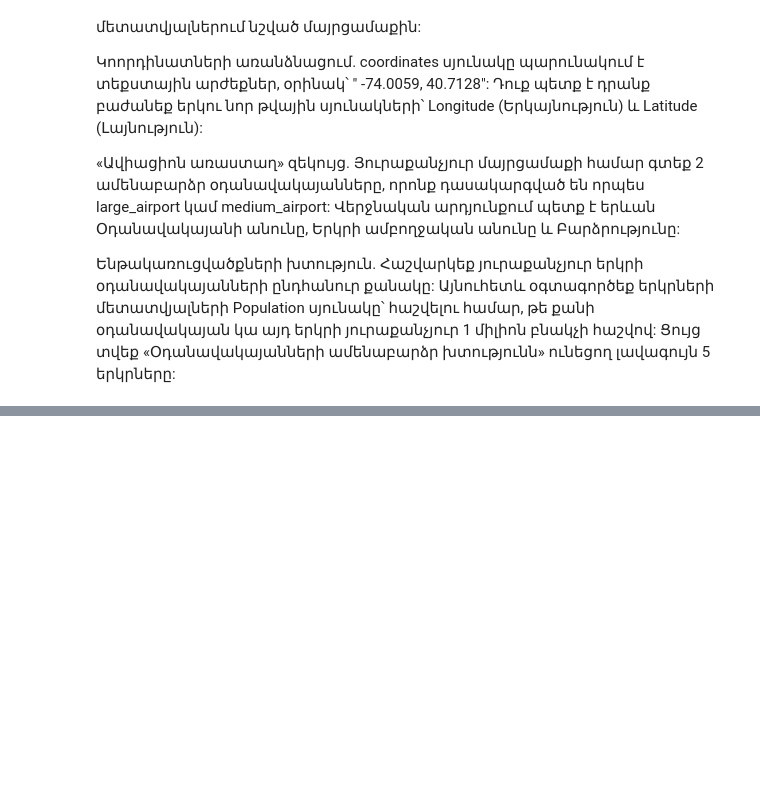
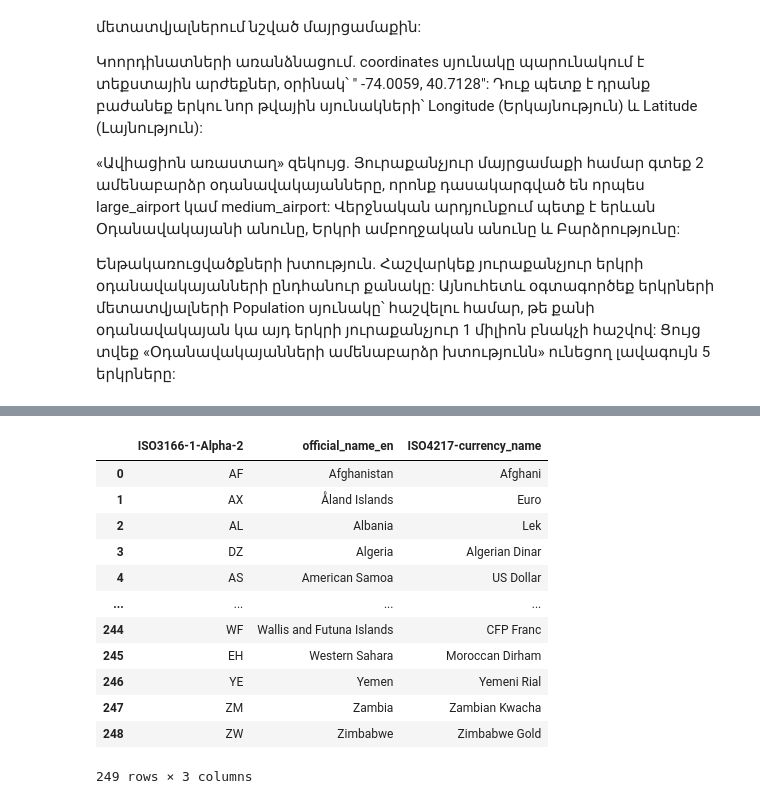
Before and after one commit to iamlajoya21/ml_bootcamp, a Jupyter notebook: current/classwork/Feb14.ipynb, the cells around one changed output, grey strips where cells are left out. Drawn from its saved outputs; the diff is of its cells as text; code cells hidden in the pictures; blank space fills up the shorter version.

```diff
--- a/current/classwork/Feb14.ipynb
+++ b/current/classwork/Feb14.ipynb
@@ -95,0 +159,43 @@ Infrastructure Density: Calculate the total number of airports for each country.
+# %%
+import pandas as pd
+
+# --- Solution 1: Concatenation ---
+# Filter individual countries
+df_am = df_air[df_air['iso_country'] == 'AM']
+df_ge = df_air[df_air['iso_country'] == 'GE']
+
+# Concatenate vertically (stacking them)
+# Միավորում ենք ուղղահայաց
+caucasus_airports = pd.concat([df_am, df_ge])
+
+print(f"Armenia: {len(df_am)}, Georgia: {len(df_ge)}")
+print(f"Total Caucasus: {len(caucasus_airports)}")
+
+# --- Solution 2: Basic Merging ---
+# Clean the country dataframe first
+# Նախապատրաստում ենք երկրների աղյուսակը
+df_countries_clean = df_countries[['ISO3166-1-Alpha-2', 'official_name_en', 'ISO4217-currency_name']]
+
+# Merge based on the country code columns
+# Note: left_on and right_on are used because column names are different
+# Միավորում ենք ըստ երկրների կոդերի սյուների
+df_combined = pd.merge(
+    df_air,
+    df_countries_clean,
+    left_on='iso_country',
+    right_on='ISO3166-1-Alpha-2'
+)
+
+print(df_combined[['name', 'official_name_en', 'ISO4217-currency_name']].head())
+
+# --- Solution 3: Inner vs Left Join ---
+# Inner Join: Keeps only matches
+# Inner Join-ը պահում է միայն համընկնումները
+df_inner = pd.merge(df_air, df_countries_clean, left_on='iso_country', right_on='ISO3166-1-Alpha-2', how='inner')
+
+# Left Join: Keeps all airports, adds NaNs where country info is missing
+# Left Join-ը պահում է բոլոր օդանավակայանները
+df_left = pd.merge(df_air, df_countries_clean, left_on='iso_country', right_on='ISO3166-1-Alpha-2', how='left')
+
+lost_data = len(df_left) - len(df_inner)
+print(f"Airports without matching country data: {lost_data}")
@@ -95,0 +212,16 @@ Infrastructure Density: Calculate the total number of airports for each country.
+# %%
+df_countries_clean
+# %% [output]
+|  | ISO3166-1-Alpha-2 | official_name_en | ISO4217-currency_name |
+| 0 | AF | Afghanistan | Afghani |
+| 1 | AX | Åland Islands | Euro |
+| 2 | AL | Albania | Lek |
+| 3 | DZ | Algeria | Algerian Dinar |
+| 4 | AS | American Samoa | US Dollar |
+| ... | ... | ... | ... |
+| 244 | WF | Wallis and Futuna Islands | CFP Franc |
+| 245 | EH | Western Sahara | Moroccan Dirham |
+| 246 | YE | Yemen | Yemeni Rial |
+| 247 | ZM | Zambia | Zambian Kwacha |
+| 248 | ZW | Zimbabwe | Zimbabwe Gold |
+249 rows × 3 columns
```
Also changed, not shown: parts of 11 cells of this notebook, 1 other file.
